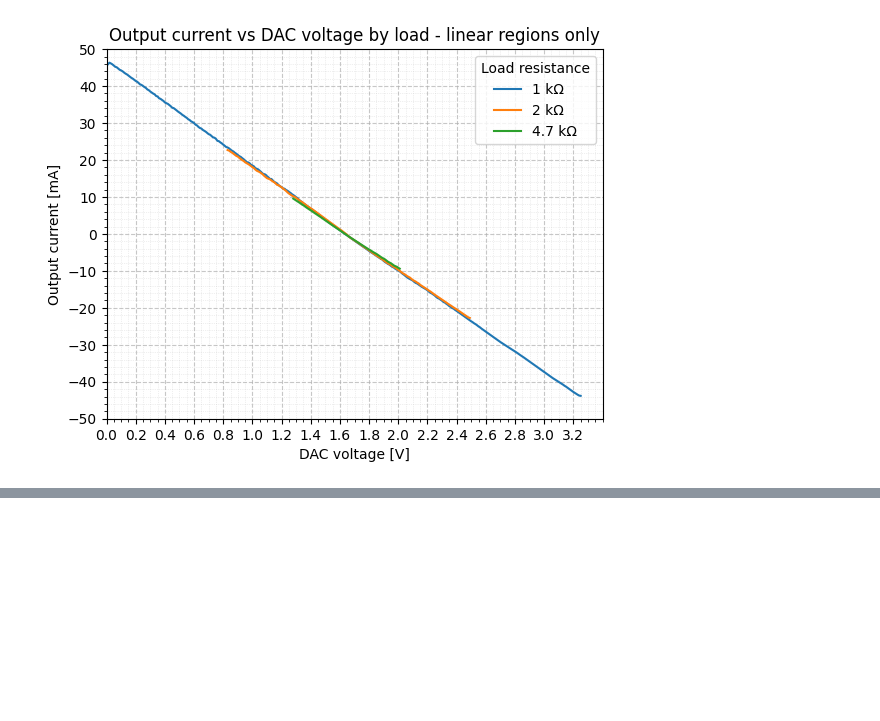
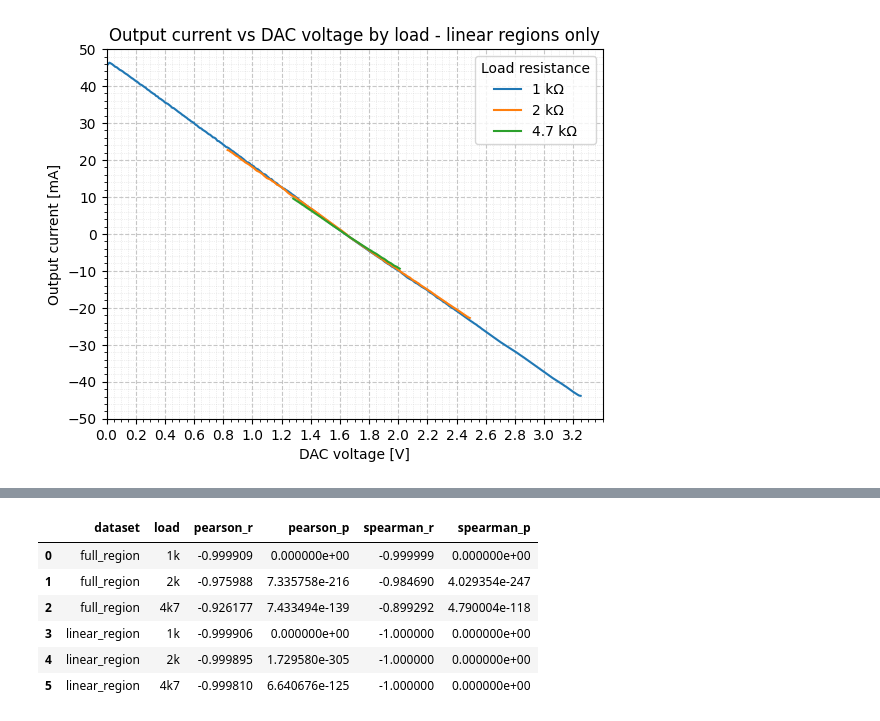
Before and after one commit to import-tiago/FEI, a Jupyter notebook: MSc/PEL309/Analysis/PEL309.ipynb, the cells around one changed output, grey strips where cells are left out. Cells and saved outputs as stored; diff of their text form; code cells hidden in the pictures; blank space fills up the shorter version.

```diff
--- a/MSc/PEL309/Analysis/PEL309.ipynb
+++ b/MSc/PEL309/Analysis/PEL309.ipynb
@@ -345,0 +501,44 @@ ax.legend(["1 kΩ", "2 kΩ", "4.7 kΩ"], title="Load resistance")
+# %%
+# =========================================================
+# 5. Correlation analysis: full data vs linear region
+# =========================================================
+
+correlation_summary = []
+
+for dataset_name, dataset in [
+    ("full_region", processed_long),
+    ("linear_region", linear_long),
+]:
+    for load in ["1k", "2k", "4k7"]:
+        data_load = dataset[dataset["load"] == load].copy()
+
+        pearson_r, pearson_p = stats.pearsonr(
+            data_load["dac_bin"],
+            data_load["current_mA"]
+        )
+
+        spearman_r, spearman_p = stats.spearmanr(
+            data_load["dac_bin"],
+            data_load["current_mA"]
+        )
+
+        correlation_summary.append({
+            "dataset": dataset_name,
+            "load": load,
+            "pearson_r": pearson_r,
+            "pearson_p": pearson_p,
+            "spearman_r": spearman_r,
+            "spearman_p": spearman_p,
+        })
+
+correlation_summary = pd.DataFrame(correlation_summary)
+
+correlation_summary
+# %% [output]
+|  | dataset | load | pearson_r | pearson_p | spearman_r | spearman_p |
+| 0 | full_region | 1k | -0.999909 | 0.000000e+00 | -0.999999 | 0.000000e+00 |
+| 1 | full_region | 2k | -0.975988 | 7.335758e-216 | -0.984690 | 4.029354e-247 |
+| 2 | full_region | 4k7 | -0.926177 | 7.433494e-139 | -0.899292 | 4.790004e-118 |
+| 3 | linear_region | 1k | -0.999906 | 0.000000e+00 | -1.000000 | 0.000000e+00 |
+| 4 | linear_region | 2k | -0.999895 | 1.729580e-305 | -1.000000 | 0.000000e+00 |
+| 5 | linear_region | 4k7 | -0.999810 | 6.640676e-125 | -1.000000 | 0.000000e+00 |
```
Also changed, not shown: parts of 15 cells of this notebook.
